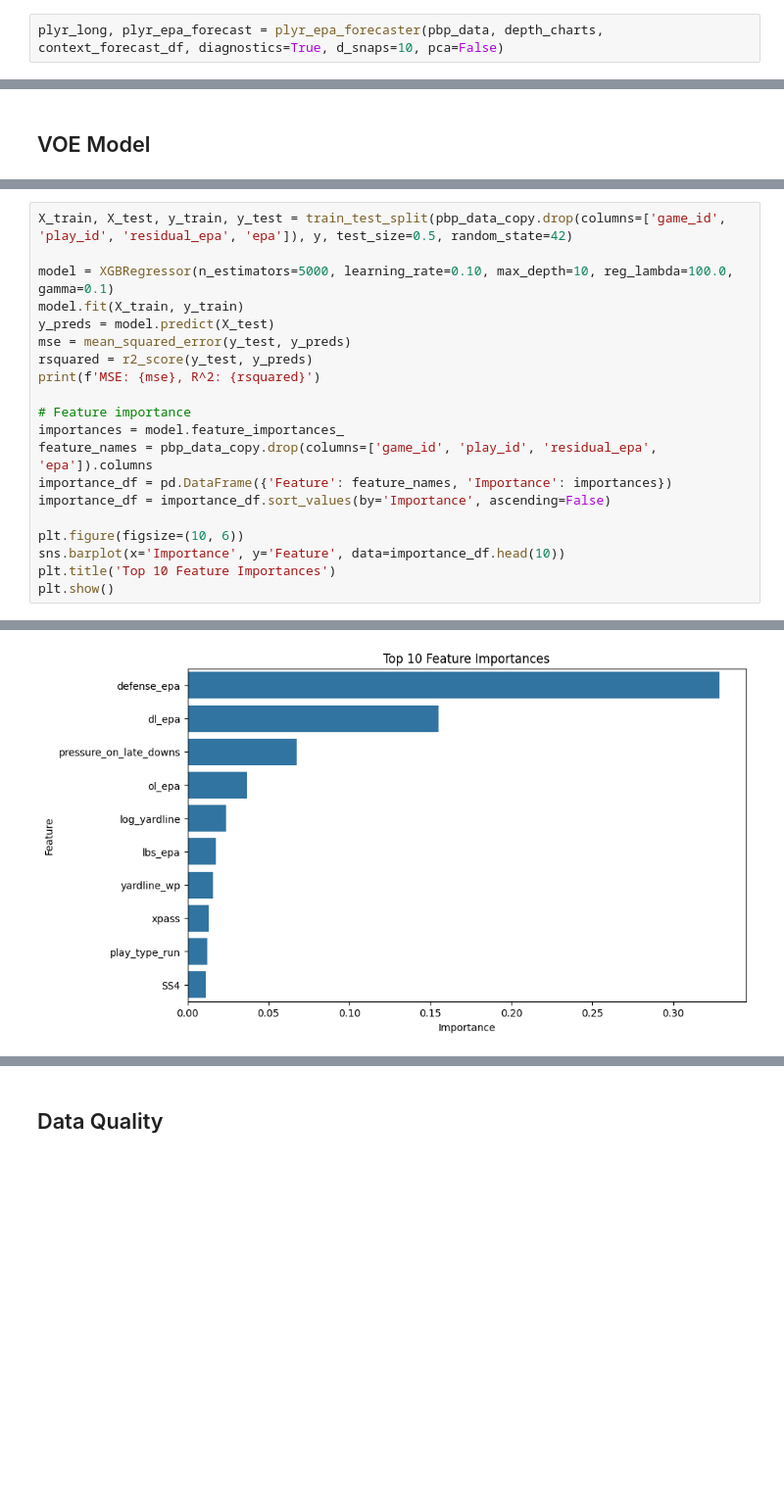
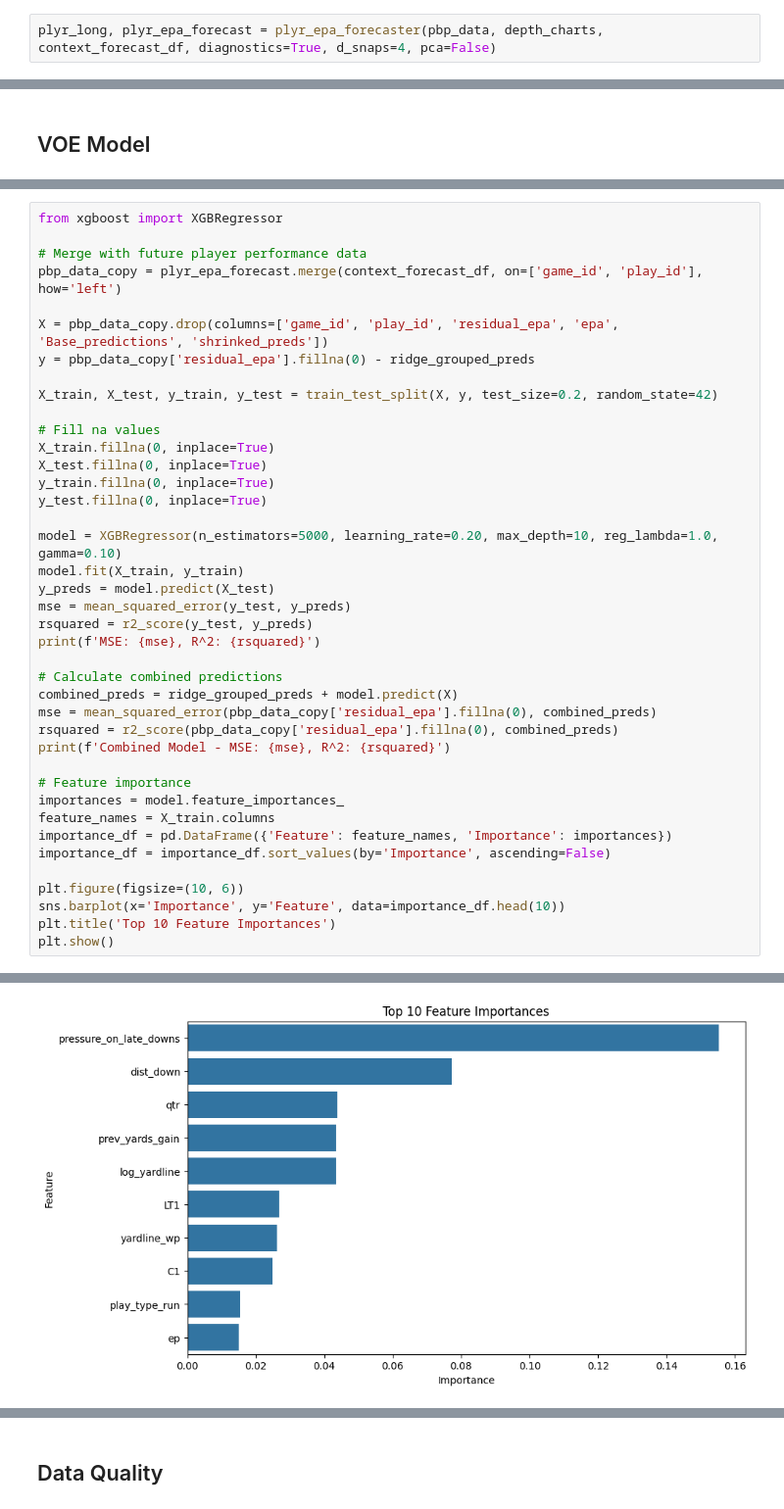
Before and after one commit to jackdepree/FFInsights, a Jupyter notebook: code/VOE_Model.ipynb, the cells around one changed output, grey strips where cells are left out. Shown at 98% size. Drawn from its saved outputs; the diff is of its cells as text; blank space fills up the shorter version.

```diff
--- a/code/VOE_Model.ipynb
+++ b/code/VOE_Model.ipynb
@@ -825,5 +707,5 @@ def plyr_epa_forecaster(pbp_data, depth_charts, context_forecast_df, diagnostics
 # %%
-plyr_long, plyr_epa_forecast = plyr_epa_forecaster(pbp_data, depth_charts, context_forecast_df, diagnostics=True, d_snaps=10, pca=False)
+plyr_long, plyr_epa_forecast = plyr_epa_forecaster(pbp_data, depth_charts, context_forecast_df, diagnostics=True, d_snaps=4, pca=False)
 # %% [output]
 Initial size (GB): 0.362
 After cumulative PCA: 0.510 GB
@@ -1156,16 +921,36 @@ pbp_data_copy = plyr_epa_forecast.merge(context_forecast_df, on=['game_id', 'pla
 # %%
-X_train, X_test, y_train, y_test = train_test_split(pbp_data_copy.drop(columns=['game_id', 'play_id', 'residual_epa', 'epa']), y, test_size=0.5, random_state=42)
+from xgboost import XGBRegressor
 
-model = XGBRegressor(n_estimators=5000, learning_rate=0.10, max_depth=10, reg_lambda=100.0, gamma=0.1)
+# Merge with future player performance data
+pbp_data_copy = plyr_epa_forecast.merge(context_forecast_df, on=['game_id', 'play_id'], how='left')
+
+X = pbp_data_copy.drop(columns=['game_id', 'play_id', 'residual_epa', 'epa', 'Base_predictions', 'shrinked_preds'])
+y = pbp_data_copy['residual_epa'].fillna(0) - ridge_grouped_preds
+
+X_train, X_test, y_train, y_test = train_test_split(X, y, test_size=0.2, random_state=42)
+
+# Fill na values
+X_train.fillna(0, inplace=True)
+X_test.fillna(0, inplace=True)
+y_train.fillna(0, inplace=True)
+y_test.fillna(0, inplace=True)
+
+model = XGBRegressor(n_estimators=5000, learning_rate=0.20, max_depth=10, reg_lambda=1.0, gamma=0.10)
 model.fit(X_train, y_train)
 y_preds = model.predict(X_test)
 mse = mean_squared_error(y_test, y_preds)
 rsquared = r2_score(y_test, y_preds)
 print(f'MSE: {mse}, R^2: {rsquared}')
 
+# Calculate combined predictions
+combined_preds = ridge_grouped_preds + model.predict(X)
+mse = mean_squared_error(pbp_data_copy['residual_epa'].fillna(0), combined_preds)
+rsquared = r2_score(pbp_data_copy['residual_epa'].fillna(0), combined_preds)
+print(f'Combined Model - MSE: {mse}, R^2: {rsquared}')
+
 # Feature importance
 importances = model.feature_importances_
-feature_names = pbp_data_copy.drop(columns=['game_id', 'play_id', 'residual_epa', 'epa']).columns
+feature_names = X_train.columns
 importance_df = pd.DataFrame({'Feature': feature_names, 'Importance': importances})
 importance_df = importance_df.sort_values(by='Importance', ascending=False)
 
@@ -1178 +964 @@ MSE: 0.4535394342400719, R^2: 0.7674389119294831
-[figure, old version]
+[figure, new version]
```
Also changed, not shown: parts of 40 cells of this notebook, 47 other files.
